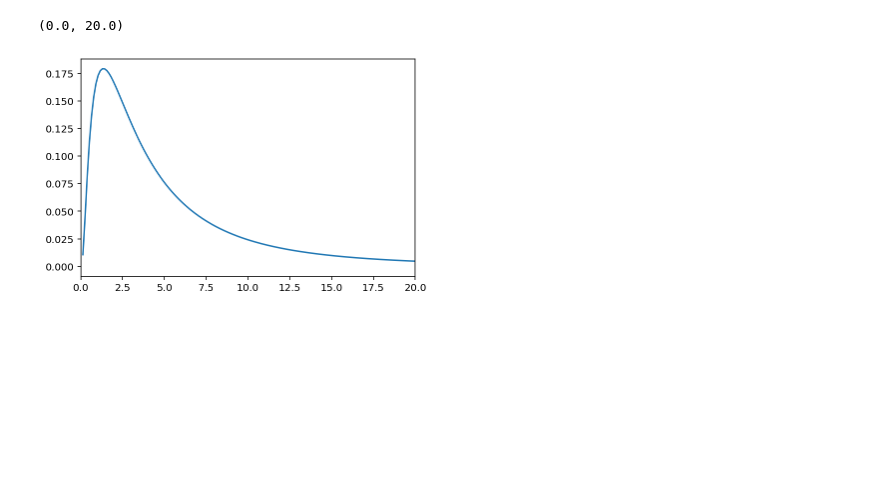
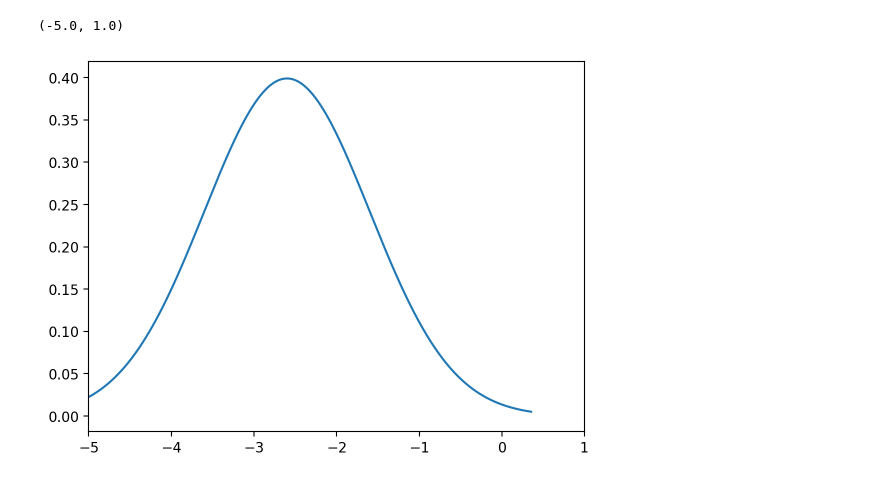
Before and after one commit to juanserrano90/toi1199-1273, a Jupyter notebook: test_distributions.ipynb, the cells around one changed output. Saved outputs shown, nothing was run; the diff lists cells and outputs as text; code cells hidden in the pictures; blank space fills up the shorter version.

```diff
--- a/test_distributions.ipynb
+++ b/test_distributions.ipynb
@@ -18,8 +19,8 @@ def plot_cont(self, ax=None):
 # Assign this distribution to the abstract class Continuous
 pm.Continuous.plot = plot_cont
 # %%
-ax = pm.LogNormal.dist(mu=1.30, sd=1).plot()
-ax.set_xlim(0,20)
+ax = pm.Normal.dist(mu=-2.6, sd=1).plot()
+ax.set_xlim(-5,1)
 # %% [output]
-(0.0, 20.0)
+(-5.0, 1.0)
-[figure, old version]
+[figure, new version]
```
Also changed, not shown: parts of 4 cells of this notebook, 5 other files.
